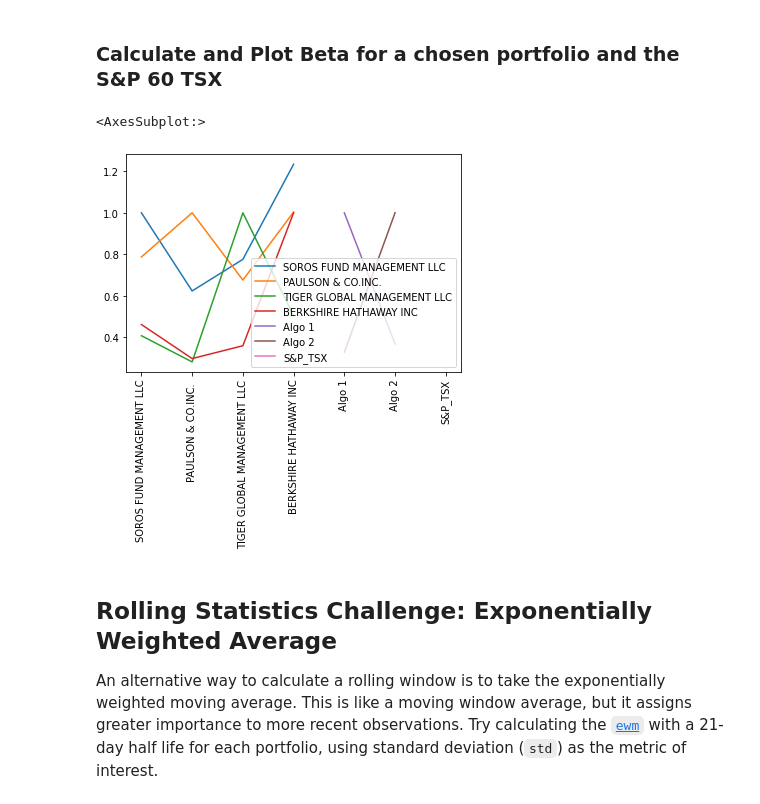
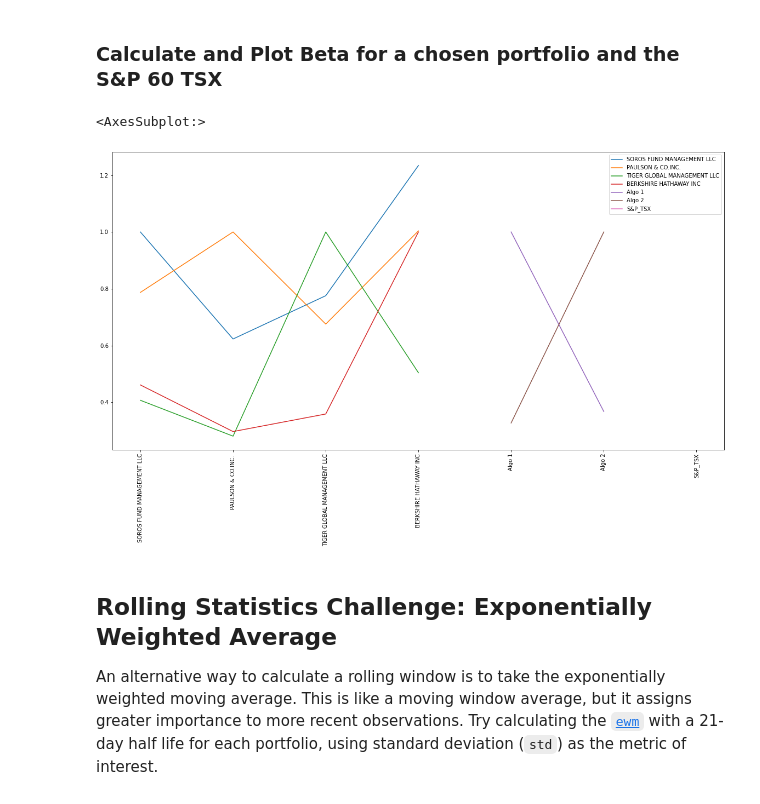
Before and after one commit to Has-Raza/UofT-Fintech, a Jupyter notebook: Unit-3-Assignment-A-Whale-off-the-Portfolio/whale_analysis.ipynb, the cells around one changed output. Cells and saved outputs as stored; diff of their text form; code cells hidden in the pictures.

```diff
--- a/Unit-3-Assignment-A-Whale-off-the-Portfolio/whale_analysis.ipynb
+++ b/Unit-3-Assignment-A-Whale-off-the-Portfolio/whale_analysis.ipynb
@@ -339,15 +327,15 @@ correlation
 # %%
 # Calculate covariance of a single portfolio
 berkshire_covariance = combined_returns['BERKSHIRE HATHAWAY INC'].cov(combined_returns['S&P_TSX'])
 # Calculate variance of S&P TSX
 snp_variance = combined_returns['S&P_TSX'].var()
 # Computing beta
 combined_beta = combined_returns.cov()/combined_returns.var()
 # Plot beta trend
-combined_beta.plot(rot=90, fontsize=10)
+combined_beta.plot(rot=90, fontsize=10, figsize=(20,10))
 # %% [output]
 <AxesSubplot:>
-[figure, old version]
+[figure, new version]
 # %% [markdown]
 ## Rolling Statistics Challenge: Exponentially Weighted Average
 
```
Also changed, not shown: parts of 4 cells of this notebook.
